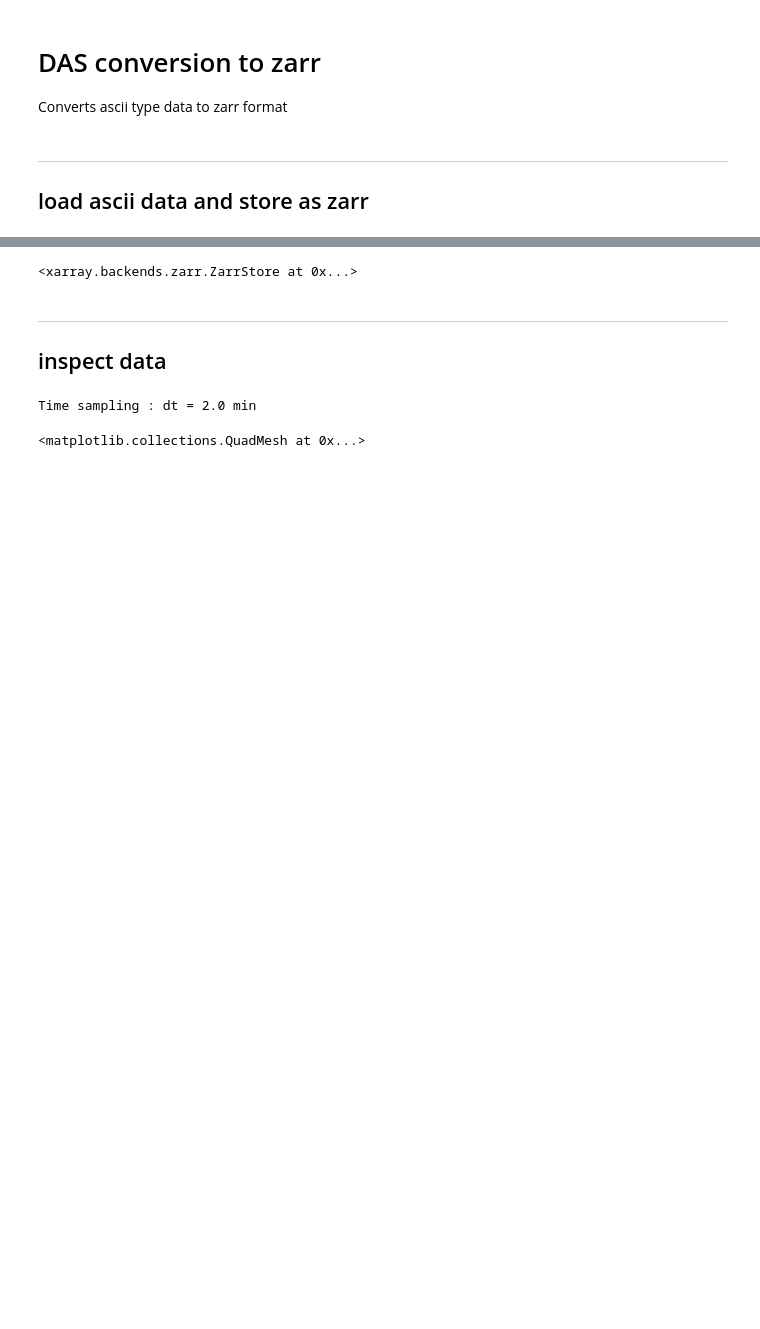
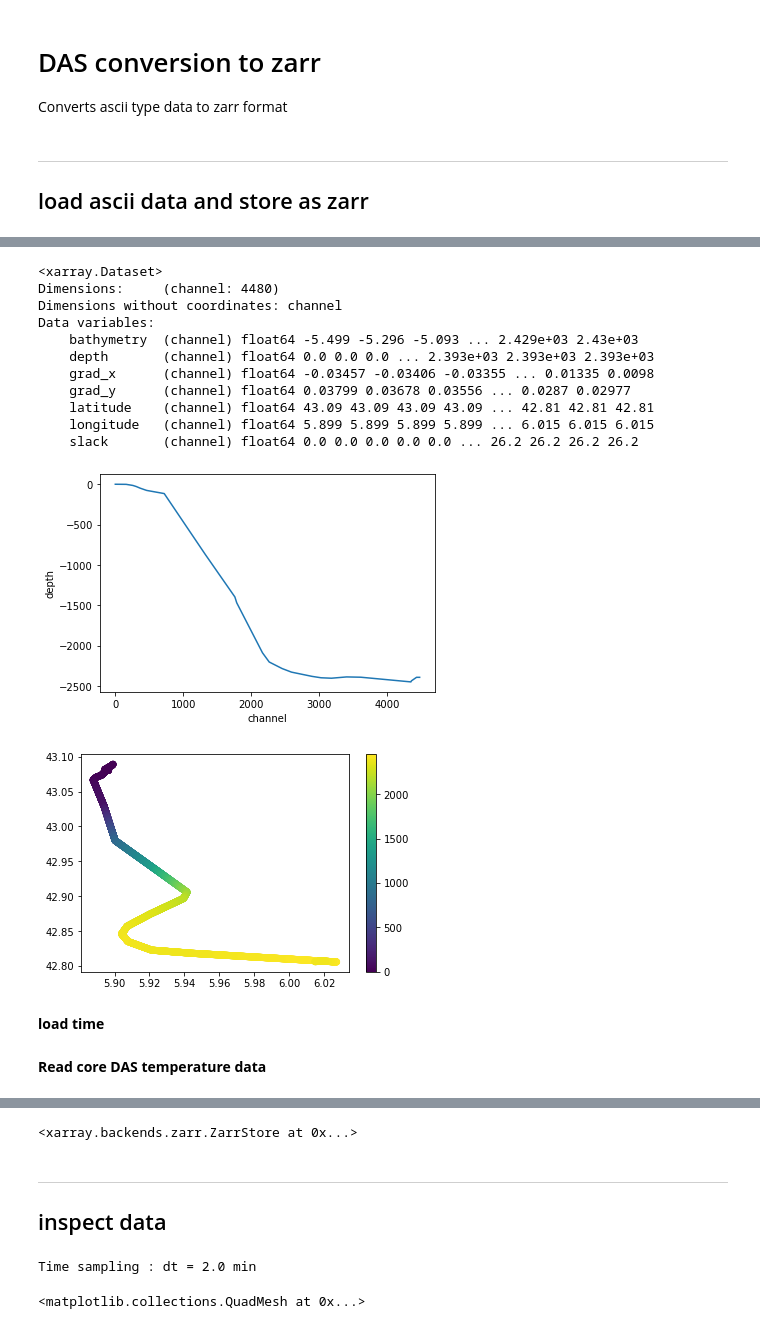
Before and after one commit to apatlpo/das_work, a Jupyter notebook: das/preprocess.ipynb, the cells around one changed output, grey strips where cells are left out. Cells and saved outputs as stored; diff of their text form; code cells hidden in the pictures; blank space fills up the shorter version.

```diff
--- a/das/preprocess.ipynb
+++ b/das/preprocess.ipynb
@@ -25,0 +31,30 @@ zarr = os.path.join(root_data_dir, "das/DAST_Toulon_July2019_strain.zarr")
+# %%
+_extension = coords_path.split(".")[-1]
+
+if _extension==".csv":
+    dfc = (pd.read_csv(coords_path)
+           .rename(columns={"Unnamed: 0":"channel",
+                            "cable_lon":"lon",
+                            "cable_lat":"lat",
+                            "cable_depth":"depth"},
+                  )
+           .set_index("channel")
+          )
+    dfc.index = dfc.index.astype(int)
+    coords = dict(channel=dfc.index, lon=dfc.lon, lat=dfc.lat,
+                  depth=dfc.depth,
+                 )
+elif _extension=="h5":
+    ds = xr.open_dataset(coords_path)
+    ds = ds.rename(phony_dim_0="channel")
+    coords = dict(channel=ds.channel,
+                  lon=ds.longitude,
+                  lat=ds.latitude,
+                  depth=ds.bathymetry,
+                  slack=ds.slack,
+                  grad_x=ds.grad_x,
+                  grad_y=ds.grad_y,
+                 )
+    ds.to_netcdf(os.path.join(hy.root_data_dir, "common", f'coords_{site}.nc'))
+
+ds
@@ -26 +73,26 @@ zarr = os.path.join(root_data_dir, "das/DAST_Toulon_July2019_strain.zarr")
+# %%
+fig, ax = plt.subplots(1,1)
+(-ds.depth).plot(ax=ax)
+
+fig, ax = plt.subplots(1,1)
+im = ax.scatter(ds.longitude, ds.latitude, c=ds.depth)
+fig.colorbar(im)
+
+ds
+# %% [output]
+<xarray.Dataset>
+Dimensions:     (channel: 4480)
+Dimensions without coordinates: channel
+Data variables:
+    bathymetry  (channel) float64 -5.499 -5.296 -5.093 ... 2.429e+03 2.43e+03
+    depth       (channel) float64 0.0 0.0 0.0 ... 2.393e+03 2.393e+03 2.393e+03
+    grad_x      (channel) float64 -0.03457 -0.03406 -0.03355 ... 0.01335 0.0098
+    grad_y      (channel) float64 0.03799 0.03678 0.03556 ... 0.0287 0.02977
+    latitude    (channel) float64 43.09 43.09 43.09 43.09 ... 42.81 42.81 42.81
+    longitude   (channel) float64 5.899 5.899 5.899 5.899 ... 6.015 6.015 6.015
+    slack       (channel) float64 0.0 0.0 0.0 0.0 0.0 ... 26.2 26.2 26.2 26.2
+[figure, added]
+[figure, added]
+# %% [markdown]
+**load time**
 # %%
@@ -38,2 +101,4 @@ dft = pd.read_csv(time_path, names=["time"], skiprows=1, parse_dates=["time"])
+# %% [markdown]
+**Read core DAS temperature data**
 # %%
 df = pd.read_csv(data_path, sep=" ", names=list(dft.index), skiprows=1)
```
Also changed, not shown: parts of 7 cells of this notebook, 5 other files.
